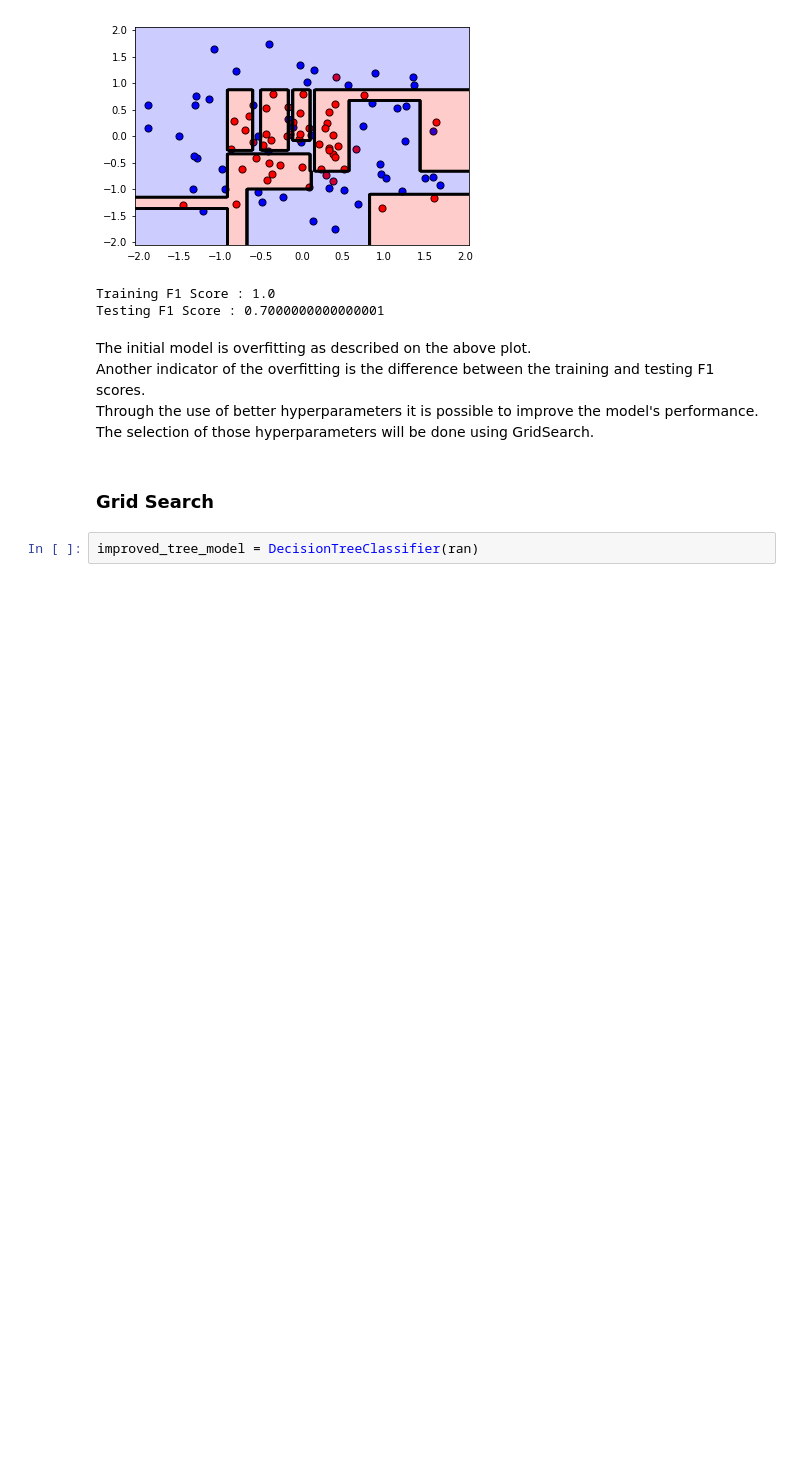
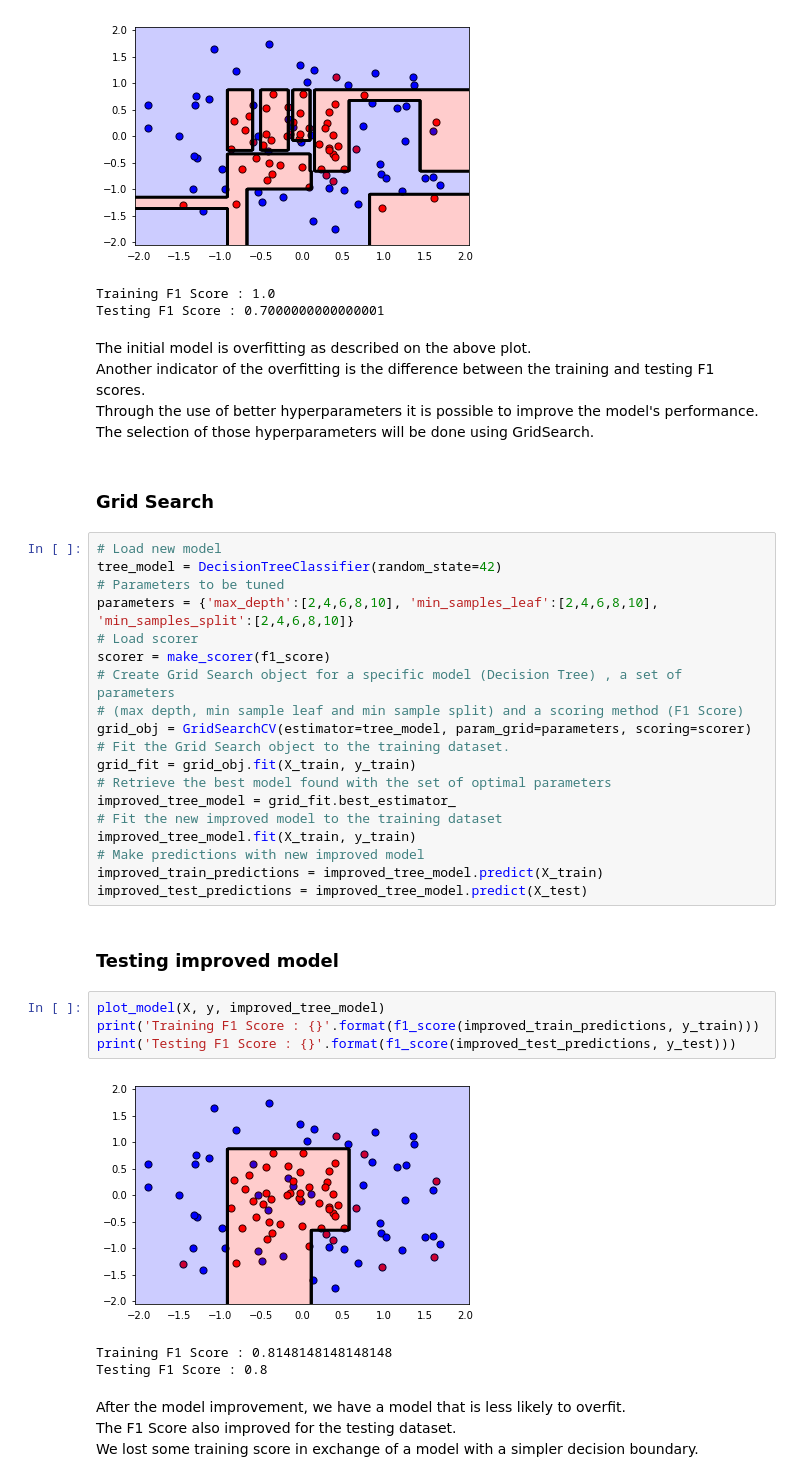
Before and after one commit to LajosNeto/learning-ml, a Jupyter notebook: playground/grid-search-sklearn.ipynb, the cells around one changed output. Saved outputs shown, nothing was run; the diff lists cells and outputs as text; blank space fills up the shorter version.

Commit message:
Finish notebook
Finish Grid Search with Sklearn notebook.
Add model improvement.
Added final comparison between initial and improved model.

```diff
--- a/playground/grid-search-sklearn.ipynb
+++ b/playground/grid-search-sklearn.ipynb
@@ -98,5 +98,36 @@ Through the use of better hyperparameters it is possible to improve the model's
 The selection of those hyperparameters will be done using GridSearch. <br>
 # %% [markdown]
 ### Grid Search
-# %%
-improved_tree_model = DecisionTreeClassifier(ran)
+# %%
+# Load new model
+tree_model = DecisionTreeClassifier(random_state=42)
+# Parameters to be tuned
+parameters = {'max_depth':[2,4,6,8,10], 'min_samples_leaf':[2,4,6,8,10], 'min_samples_split':[2,4,6,8,10]}
+# Load scorer
+scorer = make_scorer(f1_score)
+# Create Grid Search object for a specific model (Decision Tree) , a set of parameters
+# (max depth, min sample leaf and min sample split) and a scoring method (F1 Score)
+grid_obj = GridSearchCV(estimator=tree_model, param_grid=parameters, scoring=scorer)
+# Fit the Grid Search object to the training dataset.
+grid_fit = grid_obj.fit(X_train, y_train)
+# Retrieve the best model found with the set of optimal parameters
+improved_tree_model = grid_fit.best_estimator_
+# Fit the new improved model to the training dataset
+improved_tree_model.fit(X_train, y_train)
+# Make predictions with new improved model
+improved_train_predictions = improved_tree_model.predict(X_train)
+improved_test_predictions = improved_tree_model.predict(X_test)
+# %% [markdown]
+### Testing improved model
+# %%
+plot_model(X, y, improved_tree_model)
+print('Training F1 Score : {}'.format(f1_score(improved_train_predictions, y_train)))
+print('Testing F1 Score : {}'.format(f1_score(improved_test_predictions, y_test)))
+# %% [output]
+[figure, added]
+Training F1 Score : 0.8148148148148148
+Testing F1 Score : 0.8
+# %% [markdown]
+After the model improvement, we have a model that is less likely to overfit. <br>
+The F1 Score also improved for the testing dataset. <br>
+We lost some training score in exchange of a model with a simpler decision boundary.
```
